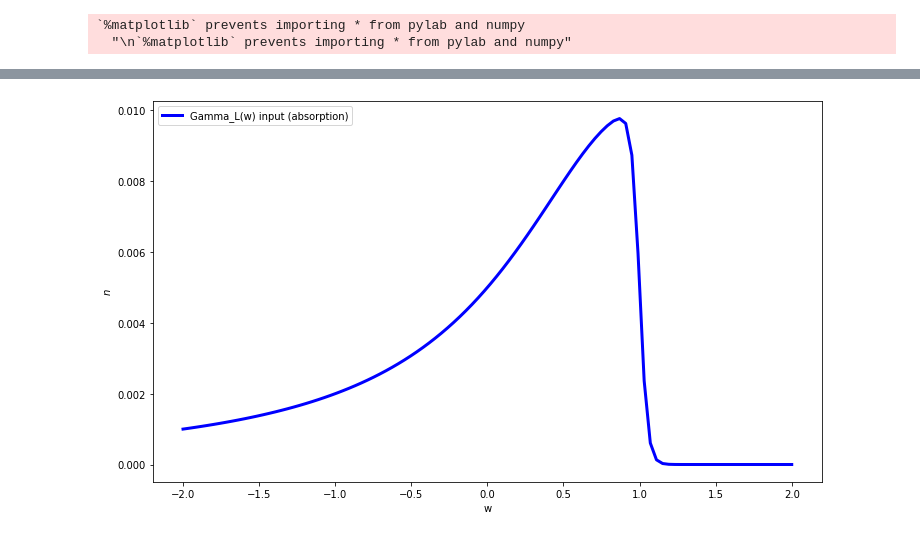
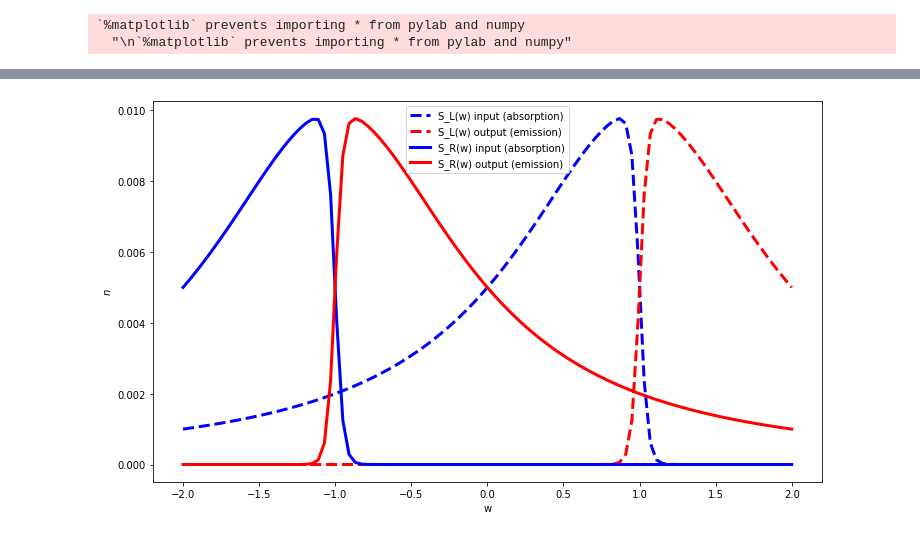
Before and after one commit to tehruhn/bofin_fast, a Jupyter notebook: example 4 fermions single impurity model.ipynb, the cells around one changed output, grey strips where cells are left out. Saved outputs shown, nothing was run; the diff lists cells and outputs as text; code cells hidden in the pictures.

```diff
--- a/example 4 fermions single impurity model.ipynb
+++ b/example 4 fermions single impurity model.ipynb
@@ -110,64 +147,34 @@ def get_aux_matrices(full, level, N_baths, Nk, N_cut):
 # %%
-#parameters and spectra check
-
-#thoss
-Gamma = 0.01
-W=1.
-
-#T = 300
-T = 0.025851991 #in ev
-beta = 1./T
-
-theta = 2.
-mu_l = theta/2.
-mu_r = -theta/2.
-
-w_list = np.linspace(-2,2,100)
-
-def Gamma_L_w(w):
-    return Gamma*W**2/((w-mu_l)**2 + W**2)
-
-def Gamma_R_w(w):
-    return Gamma*W**2/((w-mu_r)**2 + W**2)
-
-
-def f(x):
-    kB=1.
-    return 1/(exp(x)+1.)
-def f2(x):
-    return 0.5
 
 fig, ax1 = plt.subplots(figsize=(12, 7))
 gam_list_in = [Gamma_L_w(w)*f(beta*(w-mu_l)) for w in w_list]
-#print(gam_list)
-ax1.plot(w_list,gam_list_in, color="b", linewidth=3, label= r"Gamma_L(w) input (absorption)")
 
-#ax1.set_ylim(0, 0.1)
+ax1.plot(w_list,gam_list_in, "b--", linewidth=3, label= r"S_L(w) input (absorption)")
+
+
+ax1.set_xlabel("w")
+ax1.set_ylabel(r"$S(\omega)$")
+ax1.legend()
+
+
+gam_list_out = [Gamma_L_w(w)*f(-beta*(w-mu_l)) for w in w_list]
+spec = [Gamma_L_w(w) for w in w_list]
+
+ax1.plot(w_list,gam_list_out, "r--", linewidth=3, label= r"S_L(w) output (emission)")
+
+
+gam_list_in = [Gamma_R_w(w)*f(beta*(w-mu_r)) for w in w_list]
+
+ax1.plot(w_list,gam_list_in, "b", linewidth=3, label= r"S_R(w) input (absorption)")
+
+
+
+
+gam_list_out = [Gamma_R_w(w)*f(-beta*(w-mu_r)) for w in w_list]
+spec = [Gamma_R_w(w) for w in w_list]
+
+ax1.plot(w_list,gam_list_out, "r", linewidth=3, label= r"S_R(w) output (emission)")
 ax1.set_xlabel("w")
 ax1.set_ylabel(r"$n$")
 ax1.legend()
-fig, ax2 = plt.subplots(figsize=(12, 7))
-#ax2.plot(E_list,[f_L(E) for E in E_list], color="r", linewidth=3, label= r"fl")
-gam_list_out = [Gamma_L_w(w)*f(-beta*(w-mu_l)) for w in w_list]
-spec = [Gamma_L_w(w) for w in w_list]
-#print(gam_list)
-ax2.plot(w_list,gam_list_out, color="r", linewidth=3, label= r"Gamma_L(w) output (emission)")
-#ax2.plot(w_list,spec, color="g", linewidth=3, label= r"Gamma_L(w) output (emission)")
-
-fig, ax1 = plt.subplots(figsize=(12, 7))
-gam_list_in = [Gamma_R_w(w)*f(beta*(w-mu_r)) for w in w_list]
-#print(gam_list)
-ax1.plot(w_list,gam_list_in, color="b", linewidth=3, label= r"Gamma_R(w) input (absorption)")
-
-#ax1.set_ylim(0, 0.1)
-ax1.set_xlabel("w")
-ax1.set_ylabel(r"$n$")
-ax1.legend()
-fig, ax2 = plt.subplots(figsize=(12, 7))
-#ax2.plot(E_list,[f_L(E) for E in E_list], color="r", linewidth=3, label= r"fl")
-gam_list_out = [Gamma_R_w(w)*f(-beta*(w-mu_r)) for w in w_list]
-spec = [Gamma_R_w(w) for w in w_list]
-#print(gam_list)
-ax2.plot(w_list,gam_list_out, color="r", linewidth=3, label= r"Gamma_R(w) output (emission)")
-#ax2.plot(w_list,spec, color="g", linewidth=3, label= r"Gamma_L(w) output (emission)")
 # %% [output]
@@ -175 +182 @@ ax2.plot(w_list,gam_list_out, color="r", linewidth=3, label= r"Gamma_R(w) output
-[figure, old version]
+[figure, new version]
```
Also changed, not shown: parts of 40 cells of this notebook, 5 other files.
